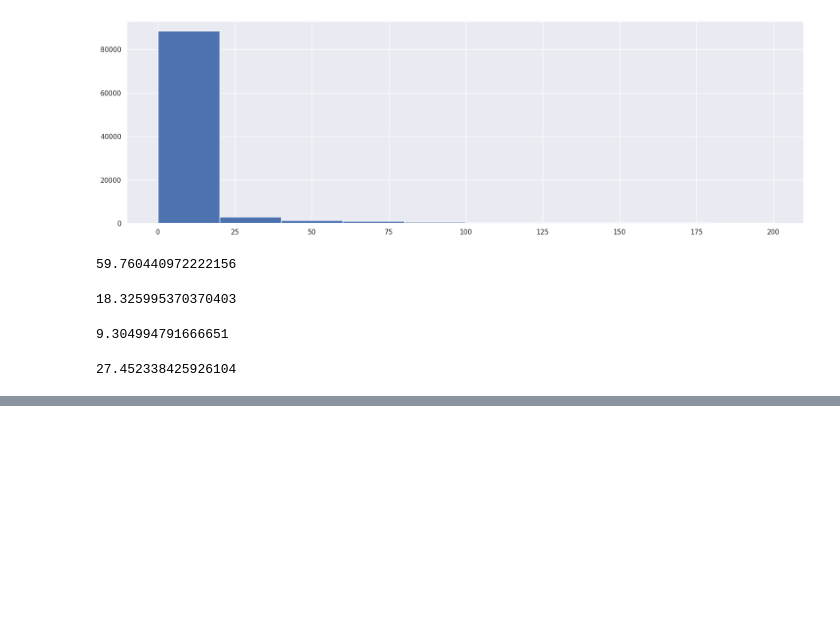
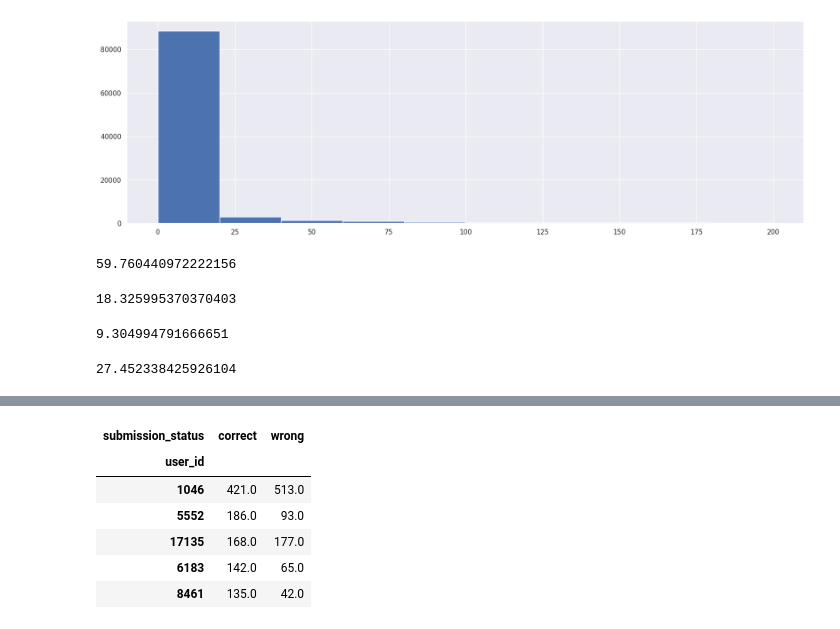
Before and after one commit to Athelbiban/learner, a Jupyter notebook: stepik_dsml/1/dsml_1.11.2.ipynb, the cells around one changed output, grey strips where cells are left out. Saved outputs shown, nothing was run; the diff lists cells and outputs as text; code cells hidden in the pictures; blank space fills up the shorter version.

```diff
--- a/stepik_dsml/1/dsml_1.11.2.ipynb
+++ b/stepik_dsml/1/dsml_1.11.2.ipynb
@@ -248,0 +262,13 @@ gap_data.quantile(.92)
+# %%
+submissions_data.pivot_table(index='user_id', \
+                             columns='submission_status', \
+                             values='step_id', \
+                             aggfunc='count').sort_values('correct', ascending=False).head()
+# %% [output]
+| submission_status | correct | wrong |
+| user_id |  |  |
+| 1046 | 421.0 | 513.0 |
+| 5552 | 186.0 | 93.0 |
+| 17135 | 168.0 | 177.0 |
+| 6183 | 142.0 | 65.0 |
+| 8461 | 135.0 | 42.0 |
```
Also changed, not shown: parts of 4 cells of this notebook.
